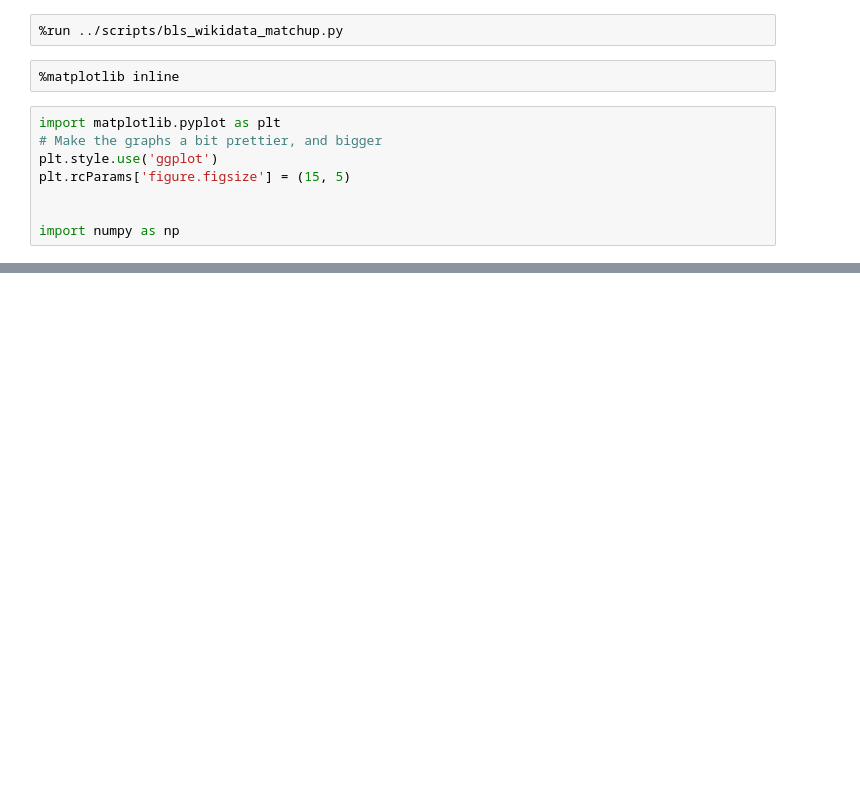
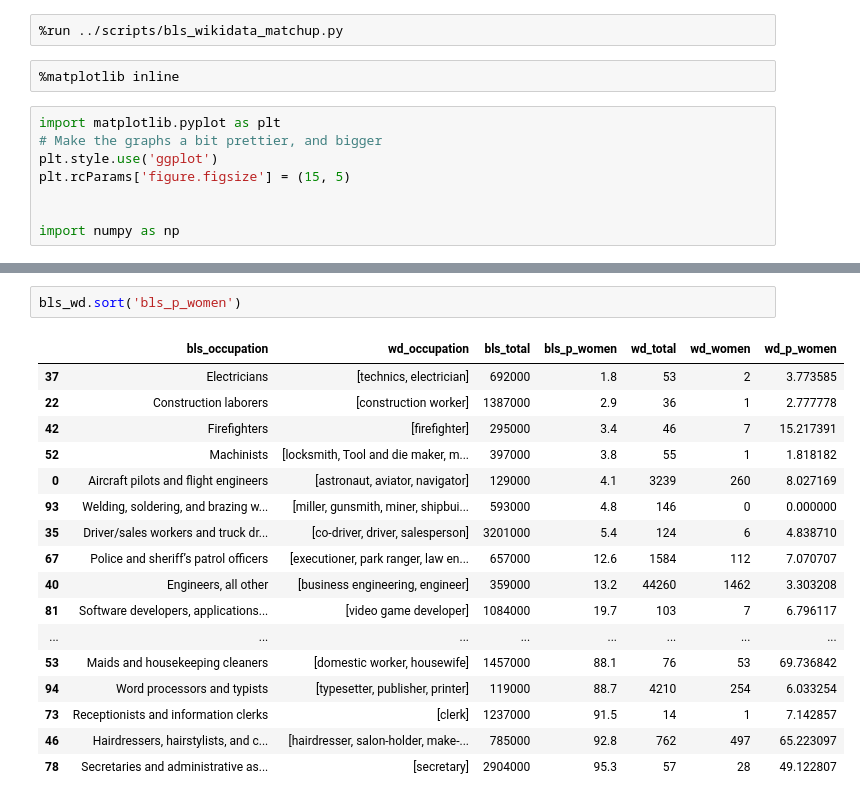
Before and after one commit to notconfusing/WIGI, a Jupyter notebook: analysis/analyze_bls_wd.ipynb, the cells around one changed output, grey strips where cells are left out. Saved outputs shown, nothing was run; the diff lists cells and outputs as text; blank space fills up the shorter version.

```diff
--- a/analysis/analyze_bls_wd.ipynb
+++ b/analysis/analyze_bls_wd.ipynb
@@ -77,0 +60,20 @@ bls_wd.sort('wd_p_women')
+# %%
+bls_wd.sort('bls_p_women')
+# %% [output]
+|  | bls_occupation | wd_occupation | bls_total | bls_p_women | wd_total | wd_women | wd_p_women |
+| 37 | Electricians | [technics, electrician] | 692000 | 1.8 | 53 | 2 | 3.773585 |
+| 22 | Construction laborers | [construction worker] | 1387000 | 2.9 | 36 | 1 | 2.777778 |
+| 42 | Firefighters | [firefighter] | 295000 | 3.4 | 46 | 7 | 15.217391 |
+| 52 | Machinists | [locksmith, Tool and die maker, m... | 397000 | 3.8 | 55 | 1 | 1.818182 |
+| 0 | Aircraft pilots and flight engineers | [astronaut, aviator, navigator] | 129000 | 4.1 | 3239 | 260 | 8.027169 |
+| 93 | Welding, soldering, and brazing w... | [miller, gunsmith, miner, shipbui... | 593000 | 4.8 | 146 | 0 | 0.000000 |
+| 35 | Driver/sales workers and truck dr... | [co-driver, driver, salesperson] | 3201000 | 5.4 | 124 | 6 | 4.838710 |
+| 67 | Police and sheriff’s patrol officers | [executioner, park ranger, law en... | 657000 | 12.6 | 1584 | 112 | 7.070707 |
+| 40 | Engineers, all other | [business engineering, engineer] | 359000 | 13.2 | 44260 | 1462 | 3.303208 |
+| 81 | Software developers, applications... | [video game developer] | 1084000 | 19.7 | 103 | 7 | 6.796117 |
+| ... | ... | ... | ... | ... | ... | ... | ... |
+| 53 | Maids and housekeeping cleaners | [domestic worker, housewife] | 1457000 | 88.1 | 76 | 53 | 69.736842 |
+| 94 | Word processors and typists | [typesetter, publisher, printer] | 119000 | 88.7 | 4210 | 254 | 6.033254 |
+| 73 | Receptionists and information clerks | [clerk] | 1237000 | 91.5 | 14 | 1 | 7.142857 |
+| 46 | Hairdressers, hairstylists, and c... | [hairdresser, salon-holder, make-... | 785000 | 92.8 | 762 | 497 | 65.223097 |
+| 78 | Secretaries and administrative as... | [secretary] | 2904000 | 95.3 | 57 | 28 | 49.122807 |
```
Also changed, not shown: parts of 6 cells of this notebook, 2 other files.
